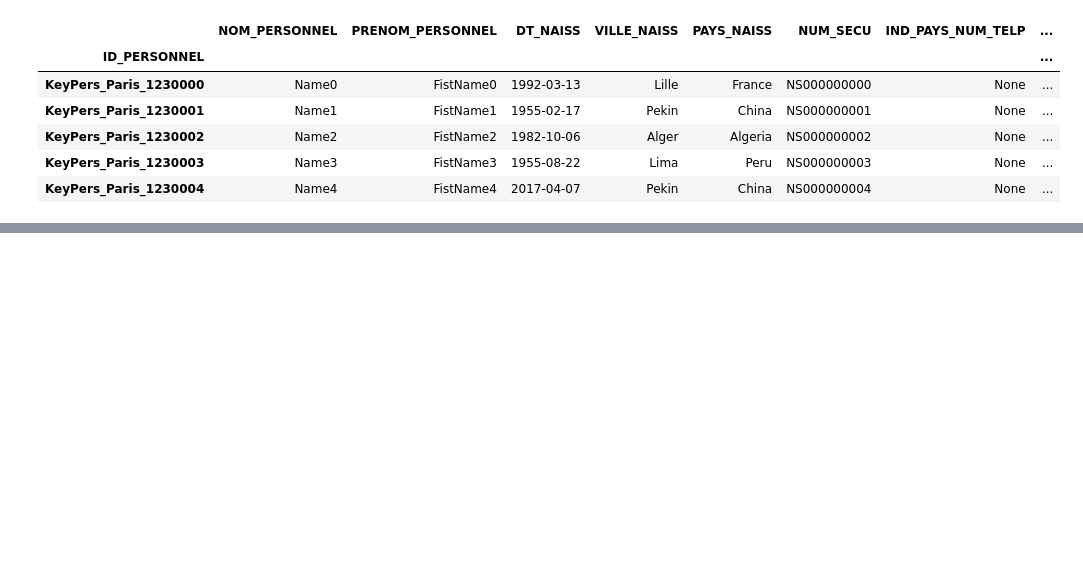
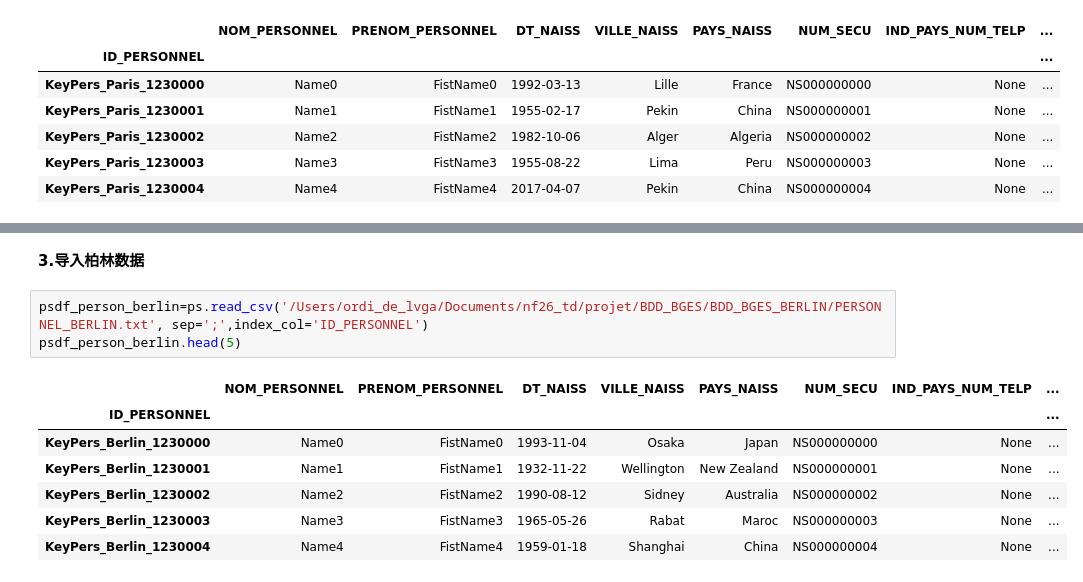
Before and after one commit to lvga1228/NF26_DATAWAREHOUSE, a Jupyter notebook: BDD_BGES/test.ipynb, the cells around one changed output, grey strips where cells are left out. Saved outputs shown, nothing was run; the diff lists cells and outputs as text; blank space fills up the shorter version.

```diff
--- a/BDD_BGES/test.ipynb
+++ b/BDD_BGES/test.ipynb
@@ -28,0 +90,13 @@ psdf_person_paris.head(5)
+# %% [markdown]
+**3.导入柏林数据**
+# %%
+psdf_person_berlin=ps.read_csv('/Users/ordi_de_lvga/Documents/nf26_td/projet/BDD_BGES/BDD_BGES_BERLIN/PERSONNEL_BERLIN.txt', sep=';',index_col='ID_PERSONNEL')
+psdf_person_berlin.head(5)
+# %% [output]
+|  | NOM_PERSONNEL | PRENOM_PERSONNEL | DT_NAISS | VILLE_NAISS | PAYS_NAISS | NUM_SECU | IND_PAYS_NUM_TELP | ... |
+| ID_PERSONNEL |  |  |  |  |  |  |  | ... |
+| KeyPers_Berlin_1230000 | Name0 | FistName0 | 1993-11-04 | Osaka | Japan | NS000000000 | None | ... |
+| KeyPers_Berlin_1230001 | Name1 | FistName1 | 1932-11-22 | Wellington | New Zealand | NS000000001 | None | ... |
+| KeyPers_Berlin_1230002 | Name2 | FistName2 | 1990-08-12 | Sidney | Australia | NS000000002 | None | ... |
+| KeyPers_Berlin_1230003 | Name3 | FistName3 | 1965-05-26 | Rabat | Maroc | NS000000003 | None | ... |
+| KeyPers_Berlin_1230004 | Name4 | FistName4 | 1959-01-18 | Shanghai | China | NS000000004 | None | ... |
```
Also changed, not shown: parts of 24 cells of this notebook.
